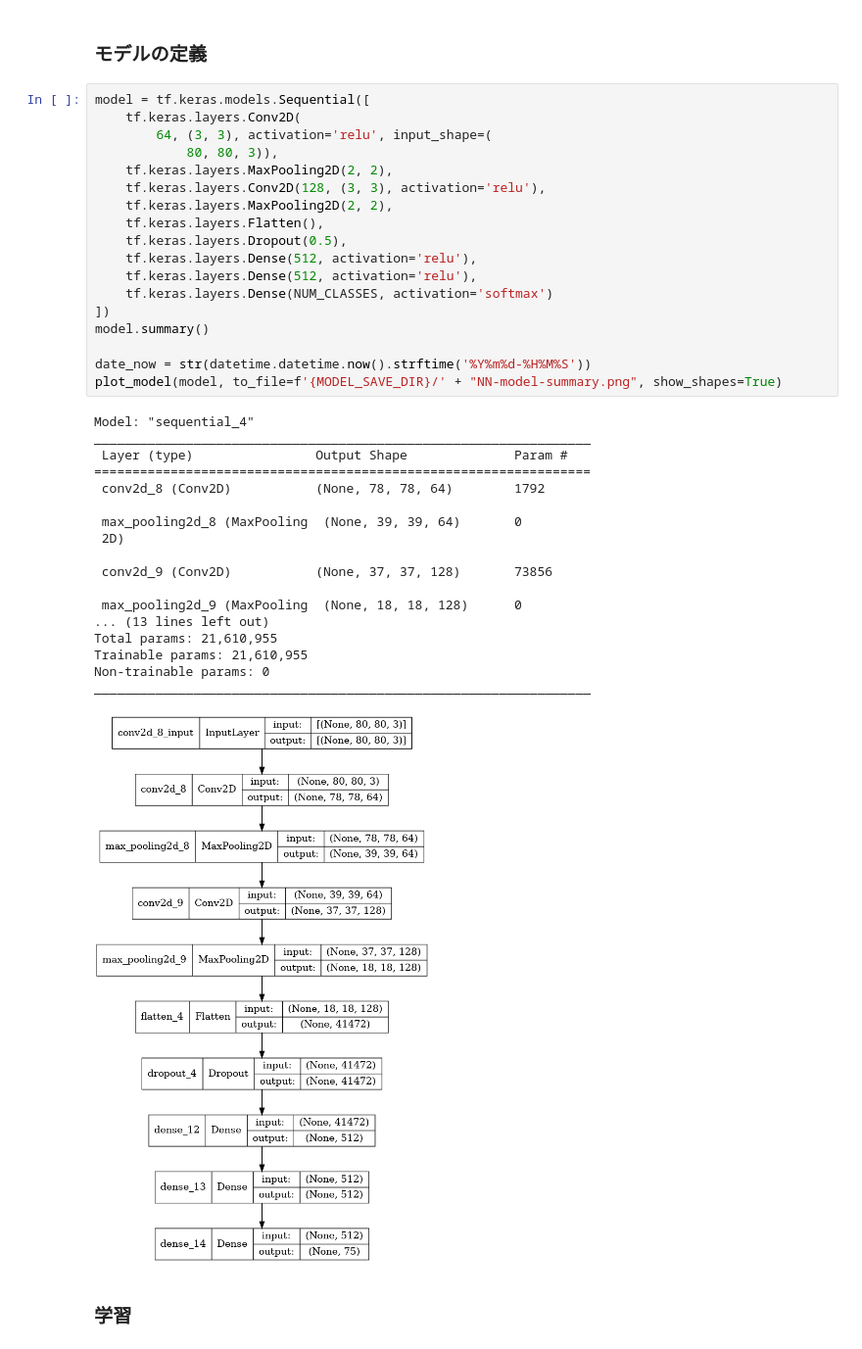
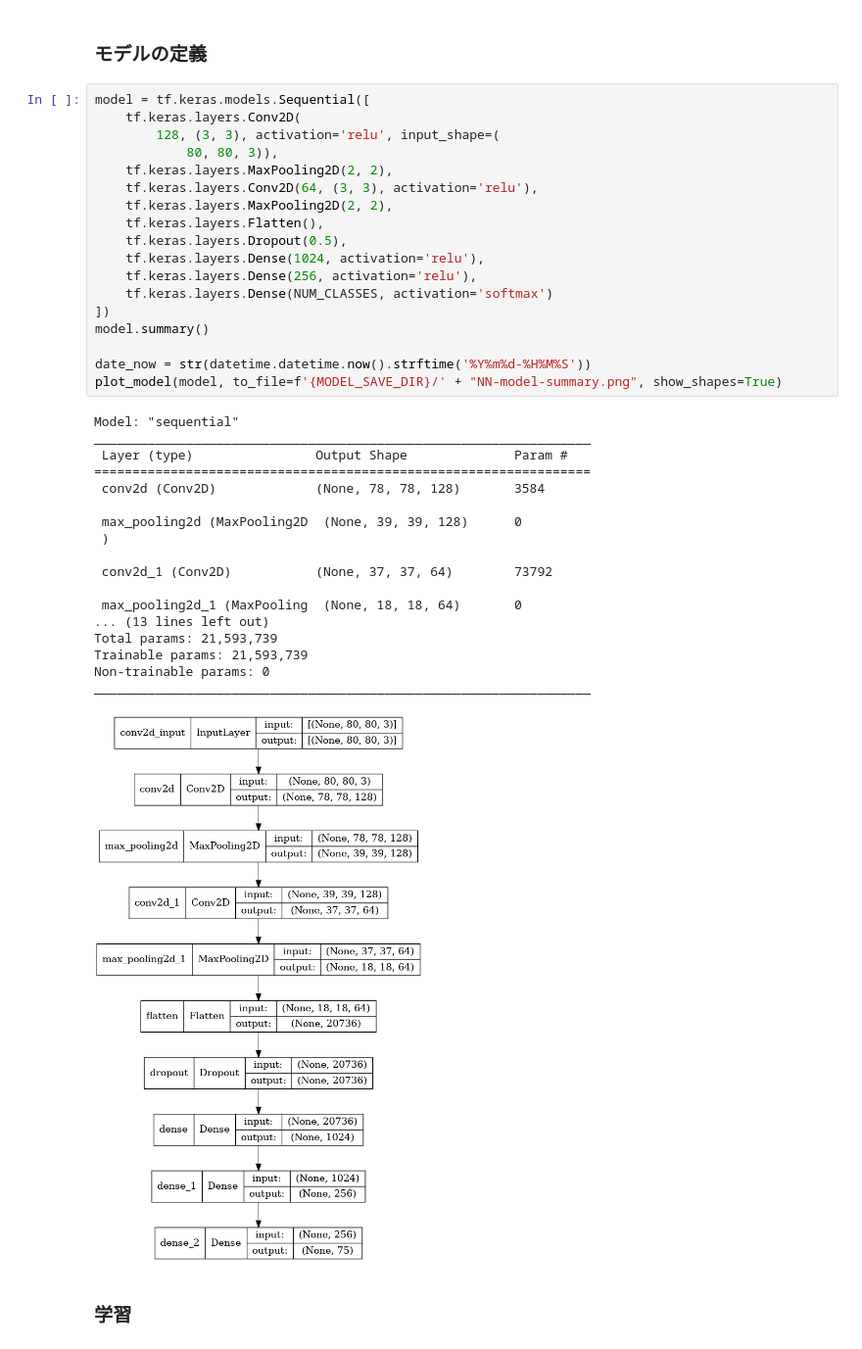
Before and after one commit to youngeek-0410/bingo-checker, a Jupyter notebook: programs/ML/machine_learning.ipynb, the cells around one changed output. Shown at 98% size. Cells and saved outputs as stored; diff of their text form.

```diff
--- a/programs/ML/machine_learning.ipynb
+++ b/programs/ML/machine_learning.ipynb
@@ -170,40 +129,40 @@ tensorboard --logdir  ./programs/ML/models/
 # %%
 model = tf.keras.models.Sequential([
     tf.keras.layers.Conv2D(
-        64, (3, 3), activation='relu', input_shape=(
+        128, (3, 3), activation='relu', input_shape=(
             80, 80, 3)),
     tf.keras.layers.MaxPooling2D(2, 2),
-    tf.keras.layers.Conv2D(128, (3, 3), activation='relu'),
+    tf.keras.layers.Conv2D(64, (3, 3), activation='relu'),
     tf.keras.layers.MaxPooling2D(2, 2),
     tf.keras.layers.Flatten(),
     tf.keras.layers.Dropout(0.5),
-    tf.keras.layers.Dense(512, activation='relu'),
-    tf.keras.layers.Dense(512, activation='relu'),
+    tf.keras.layers.Dense(1024, activation='relu'),
+    tf.keras.layers.Dense(256, activation='relu'),
     tf.keras.layers.Dense(NUM_CLASSES, activation='softmax')
 ])
 model.summary()
 
 date_now = str(datetime.datetime.now().strftime('%Y%m%d-%H%M%S'))
 plot_model(model, to_file=f'{MODEL_SAVE_DIR}/' + "NN-model-summary.png", show_shapes=True)
 # %% [output]
-Model: "sequential_4"
+Model: "sequential"
 _________________________________________________________________
  Layer (type)                Output Shape              Param #
 =================================================================
- conv2d_8 (Conv2D)           (None, 78, 78, 64)        1792
+ conv2d (Conv2D)             (None, 78, 78, 128)       3584
 
- max_pooling2d_8 (MaxPooling  (None, 39, 39, 64)       0
- 2D)
+ max_pooling2d (MaxPooling2D  (None, 39, 39, 128)      0
+ )
 
- conv2d_9 (Conv2D)           (None, 37, 37, 128)       73856
+ conv2d_1 (Conv2D)           (None, 37, 37, 64)        73792
 
- max_pooling2d_9 (MaxPooling  (None, 18, 18, 128)      0
+ max_pooling2d_1 (MaxPooling  (None, 18, 18, 64)       0
 ... (13 lines left out)
-Total params: 21,610,955
-Trainable params: 21,610,955
+Total params: 21,593,739
+Trainable params: 21,593,739
 Non-trainable params: 0
 _________________________________________________________________
-[figure, old version]
+[figure, new version]
 # %% [markdown]
 ### 学習
 # %%
```
Also changed, not shown: parts of 5 cells of this notebook, 3 other files.
